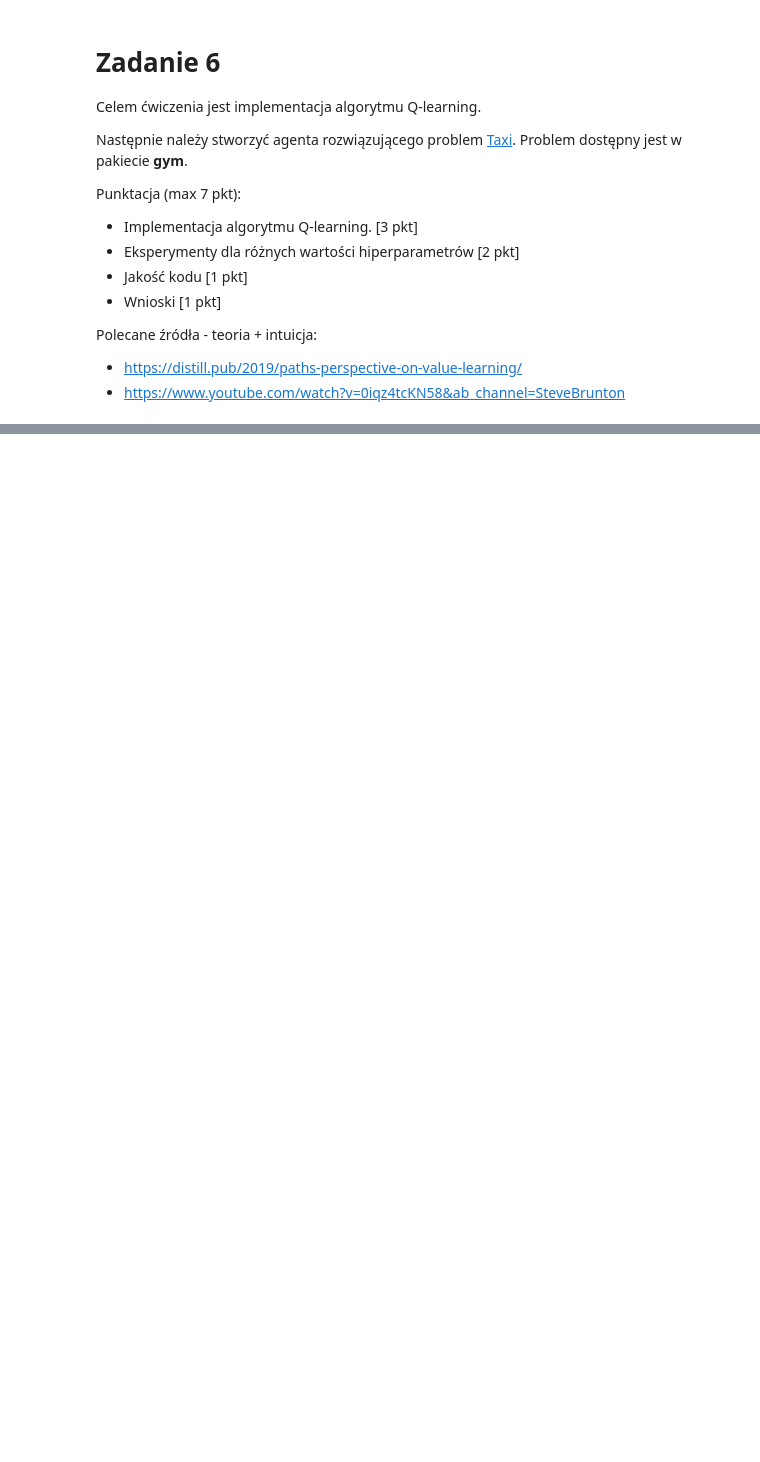
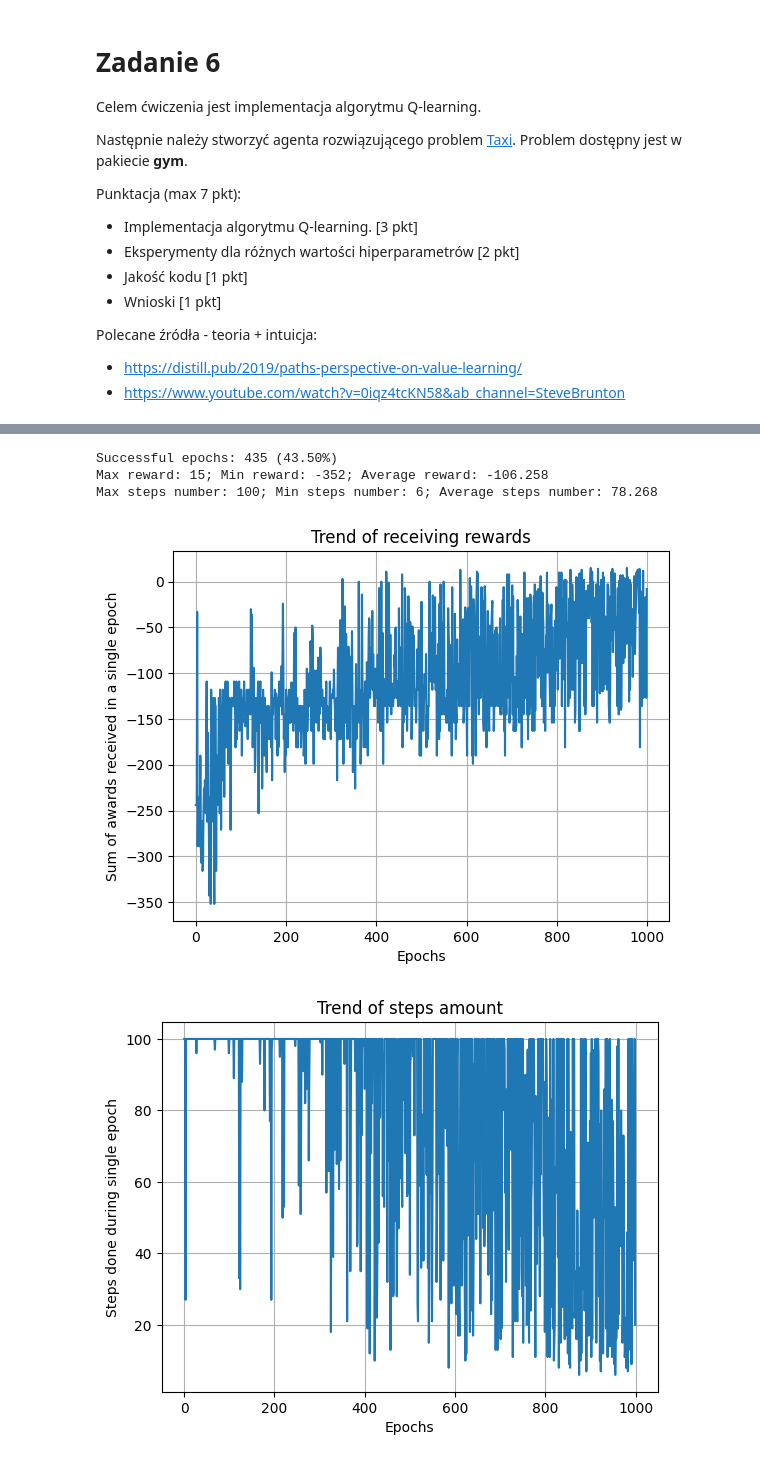
Before and after one commit to psienkie/WSI, a Jupyter notebook: Exercise6/Exercise6.ipynb, the cells around one changed output, grey strips where cells are left out. Saved outputs shown, nothing was run; the diff lists cells and outputs as text; code cells hidden in the pictures; blank space fills up the shorter version.

```diff
--- a/Exercise6/Exercise6.ipynb
+++ b/Exercise6/Exercise6.ipynb
@@ -53,9 +54,9 @@ class QLearningSolver:
     def __repr__(self) -> str:
         """Elegant representation of Q-learning solver."""
         message = f"Observation space: {self.observation_space},\nAction space: {self.action_space},\n"
-        message += f"Learning rate: {self.learning_rate},\nGamma: {self.gamma},\nEpsilon: {self.epsilon}"
+        message += f"Learning rate: {self.learning_rate},\nGamma: {self.gamma},\nEpsilon: {self.epsilon},\n"
         if self.Q.shape[0] < 100 and self.Q.shape[1] < 30:
-            message += f"Q matrix shape: {self.Q.shape}"
+            message += f"Q matrix shape: {self.Q.shape}\n"
             message += str(self.Q)
         else:
             message += f"Q matrix shape: {self.Q.shape}, to big to display"
@@ -81,6 +82,7 @@ class TaxiQLearningSolver:
         self.verbose = verbose
 
     def train(self, epochs: int, steps_per_epoch: int):
+        self.solver.reset()
         return self._solve(epochs, steps_per_epoch, True)
 
     def test(self, tests_number: int, steps_per_test: int):
@@ -124,11 +126,10 @@ class TaxiQLearningSolver:
         if self.verbose:
             print()
             if is_training:
-                print(f"Successful epochs: {successful_iterations} ({successful_iterations / iterations_number:.2f}%)")
+                print(f"Successful epochs: {successful_iterations} ({(successful_iterations / iterations_number)*100:.2f}%)")
             else:
-                print(f"Successful tests: {successful_iterations} ({successful_iterations / iterations_number:.2f}%)")
+                print(f"Successful tests: {successful_iterations} ({(successful_iterations / iterations_number)*100:.2f}%)")
             print(f"Max reward: {max(rewards)}; Min reward: {min(rewards)}; Average reward: {sum(rewards)/len(rewards)}")
             print(f"Max steps number: {max(steps)}; Min steps number: {min(steps)}; Average steps number: {sum(steps)/len(steps)}")
 
-
-        return rewards, results
+        return rewards, results, steps
@@ -160,0 +141,32 @@ Max steps number: 100; Min steps number: 6; Average steps number: 78.819
+# %%
+environment = gymnasium.make('Taxi-v3')
+testing_solver = TaxiQLearningSolver(environment, learning_rate=0.1, gamma=0.9, epsilon=0.1, verbose=1)
+rewards, results, steps = testing_solver.train(epochs=1000, steps_per_epoch=100)
+
+plt.plot(rewards)
+plt.xlabel("Epochs")
+plt.ylabel("Sum of awards received in a single epoch")
+plt.title("Trend of receiving rewards")
+plt.grid()
+plt.show()
+
+plt.plot(steps)
+plt.xlabel("Epochs")
+plt.ylabel("Steps done during single epoch")
+plt.title("Trend of steps amount")
+plt.grid()
+plt.show()
+
+accuracies = [len([results[x] for x in range(epoch_number) if results[x]])/epoch_number*100 for epoch_number in range(1, len(results) + 1)]
+plt.plot([x for x in range(len(results))], accuracies)
+plt.xlabel("Epochs")
+plt.ylabel("Accuracy [%]")
+plt.title("Solver accuracy during training")
+plt.grid()
+plt.show()
+# %% [output]
+Successful epochs: 435 (43.50%)
+Max reward: 15; Min reward: -352; Average reward: -106.258
+Max steps number: 100; Min steps number: 6; Average steps number: 78.268
+[figure, added]
+[figure, added]
```
Also changed, not shown: parts of 17 cells of this notebook.
